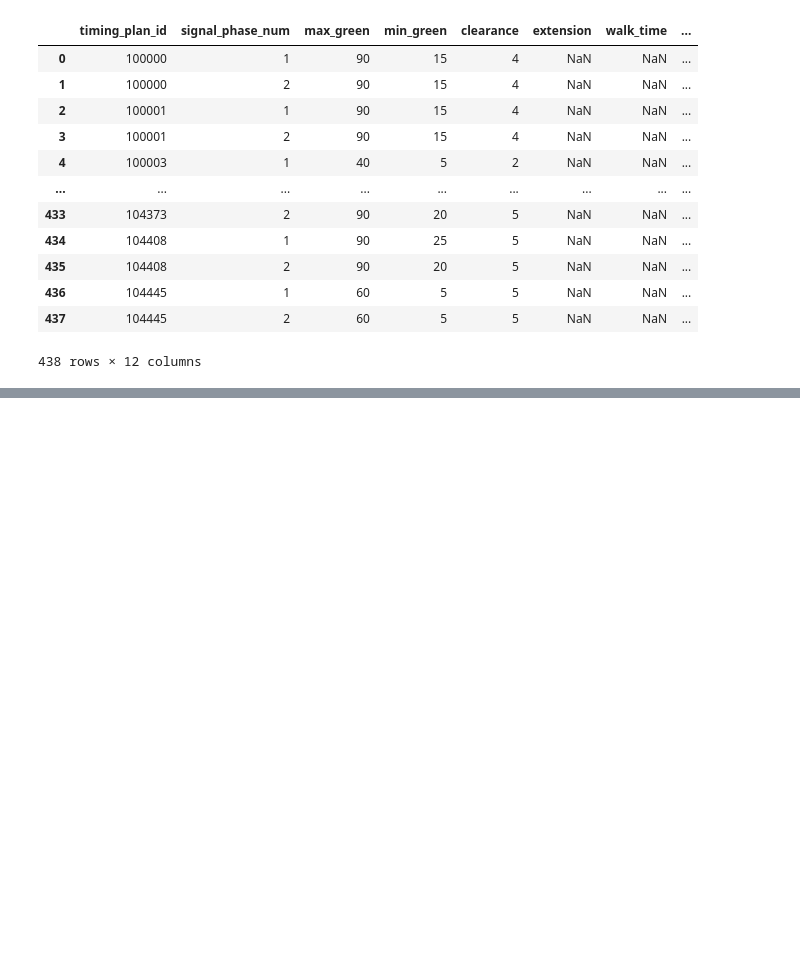
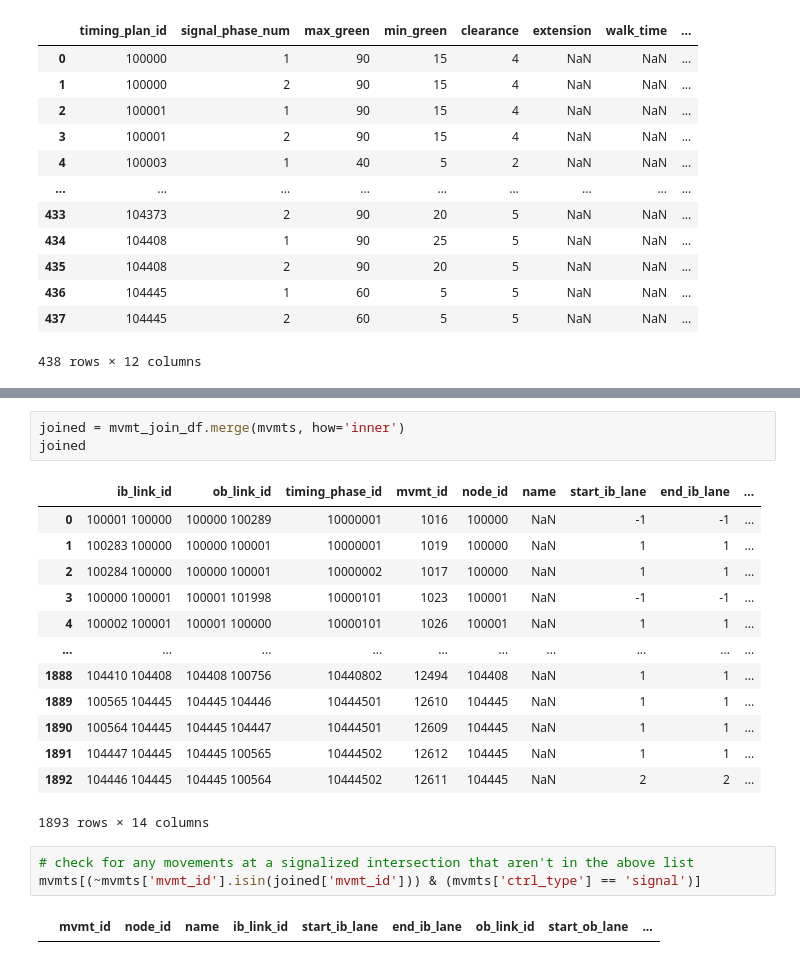
Before and after one commit to zephyr-data-specs/GMNS, a Jupyter notebook: usage/conversion/DynusT/DynusT_Signals.ipynb, the cells around one changed output, grey strips where cells are left out. Cells and saved outputs as stored; diff of their text form; blank space fills up the shorter version.

```diff
--- a/usage/conversion/DynusT/DynusT_Signals.ipynb
+++ b/usage/conversion/DynusT/DynusT_Signals.ipynb
@@ -321,0 +390,22 @@ signal_timing_phase[["timing_phase_id","timing_plan_id","signal_phase_num","min_
+# %%
+joined = mvmt_join_df.merge(mvmts, how='inner')
+joined
+# %% [output]
+|  | ib_link_id | ob_link_id | timing_phase_id | mvmt_id | node_id | name | start_ib_lane | end_ib_lane | ... |
+| 0 | 100001 100000 | 100000 100289 | 10000001 | 1016 | 100000 | NaN | -1 | -1 | ... |
+| 1 | 100283 100000 | 100000 100001 | 10000001 | 1019 | 100000 | NaN | 1 | 1 | ... |
+| 2 | 100284 100000 | 100000 100001 | 10000002 | 1017 | 100000 | NaN | 1 | 1 | ... |
+| 3 | 100000 100001 | 100001 101998 | 10000101 | 1023 | 100001 | NaN | -1 | -1 | ... |
+| 4 | 100002 100001 | 100001 100000 | 10000101 | 1026 | 100001 | NaN | 1 | 1 | ... |
+| ... | ... | ... | ... | ... | ... | ... | ... | ... | ... |
+| 1888 | 104410 104408 | 104408 100756 | 10440802 | 12494 | 104408 | NaN | 1 | 1 | ... |
+| 1889 | 100565 104445 | 104445 104446 | 10444501 | 12610 | 104445 | NaN | 1 | 1 | ... |
+| 1890 | 100564 104445 | 104445 104447 | 10444501 | 12609 | 104445 | NaN | 1 | 1 | ... |
+| 1891 | 104447 104445 | 104445 100565 | 10444502 | 12612 | 104445 | NaN | 1 | 1 | ... |
+| 1892 | 104446 104445 | 104445 100564 | 10444502 | 12611 | 104445 | NaN | 2 | 2 | ... |
+1893 rows × 14 columns
+# %%
+# check for any movements at a signalized intersection that aren't in the above list
+mvmts[(~mvmts['mvmt_id'].isin(joined['mvmt_id'])) & (mvmts['ctrl_type'] == 'signal')]
+# %% [output]
+|  | mvmt_id | node_id | name | ib_link_id | start_ib_lane | end_ib_lane | ob_link_id | start_ob_lane | ... |
```
Also changed, not shown: parts of 7 cells of this notebook, 1 other file.
